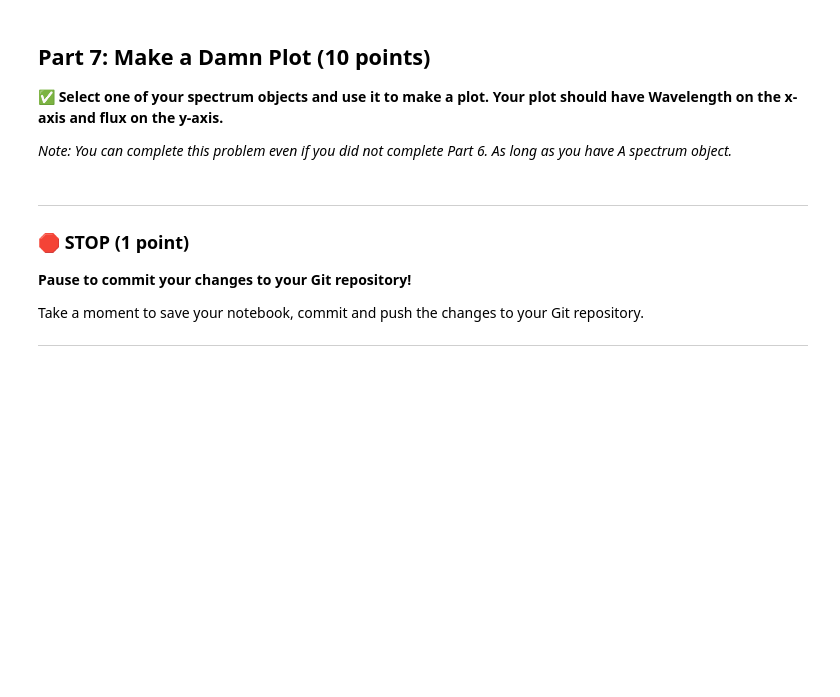
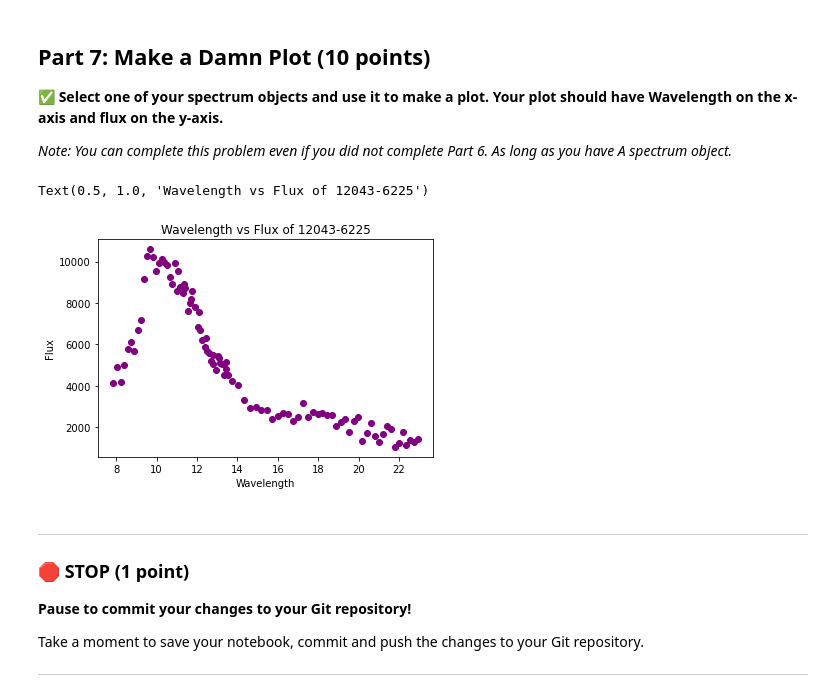
Before and after one commit to dcarmstron9/CMSE202-s23-turnin, a Jupyter notebook: midterm/CMSE202_midterm.ipynb, the cells around one changed output. Saved outputs shown, nothing was run; the diff lists cells and outputs as text; code cells hidden in the pictures; blank space fills up the shorter version.

```diff
--- a/midterm/CMSE202_midterm.ipynb
+++ b/midterm/CMSE202_midterm.ipynb
@@ -221,18 +223,18 @@ The issue with this dataset is that it comes in two parts: the spectra and the m
 - `get`-methods for both wavelength and flux (for the sake of time, you don’t need to write `set`-methods or `get`-methods for any of the other attributes).
 # %%
 class spectrum:
-    def __init__(self, ra, dec, sf, wavelength, flux):
+    def __init__(self, ID, ra, dec, sf):
         self.ra = ra
         self.dec = dec
         self.sf = sf
-        self.wavelength = wavelength
-        self.flux = flux
 
-    def get_wavelength(self):
-        return(self.wavelength)
+    def get_wavelength(self, col):
+        wave = wavelength.iloc[:, col]
+        return(wave)
 
-    def get_flux(self):
-        return(self.flux)
+    def get_flux(self, col):
+        flux = flux_values.iloc[:, col]
+        return(flux)
 # %% [markdown]
 ---
 ### &#128721; STOP (1 point)
@@ -248,5 +266,12 @@ Take a moment to save your notebook, commit  and push the changes to your Git re
 # %%
-#Write your code here
+spectrum_objects = []
+for i in range(len(meta)):
+        ID = meta.iloc[i,0]
+        ra = meta.iloc[i,1]
+        dec = meta.iloc[i,2]
+        scale = meta.iloc[i,3]
+        hold = spectrum(ID, ra, dec, scale)
+        spectrum_objects.append(hold)
 # %% [markdown]
 ## Part 7: Make a Damn Plot (10 points)
 
@@ -254,7 +279,16 @@ Take a moment to save your notebook, commit  and push the changes to your Git re
 
 *Note: You can complete this problem even if you did not complete Part 6. As long as you have A spectrum object.*
 # %%
-#Write your code here
+first_wave = spectrum_objects[0].get_wavelength(0)
+first_flux = spectrum_objects[0].get_flux(0)
+
+plt.scatter(first_wave, first_flux, color = 'purple')
+plt.xlabel("Wavelength")
+plt.ylabel("Flux")
+plt.title("Wavelength vs Flux of 12043-6225")
+# %% [output]
+Text(0.5, 1.0, 'Wavelength vs Flux of 12043-6225')
+[figure, added]
 # %% [markdown]
 ---
 ### &#128721; STOP (1 point)
```
Also changed, not shown: parts of 13 cells of this notebook.
